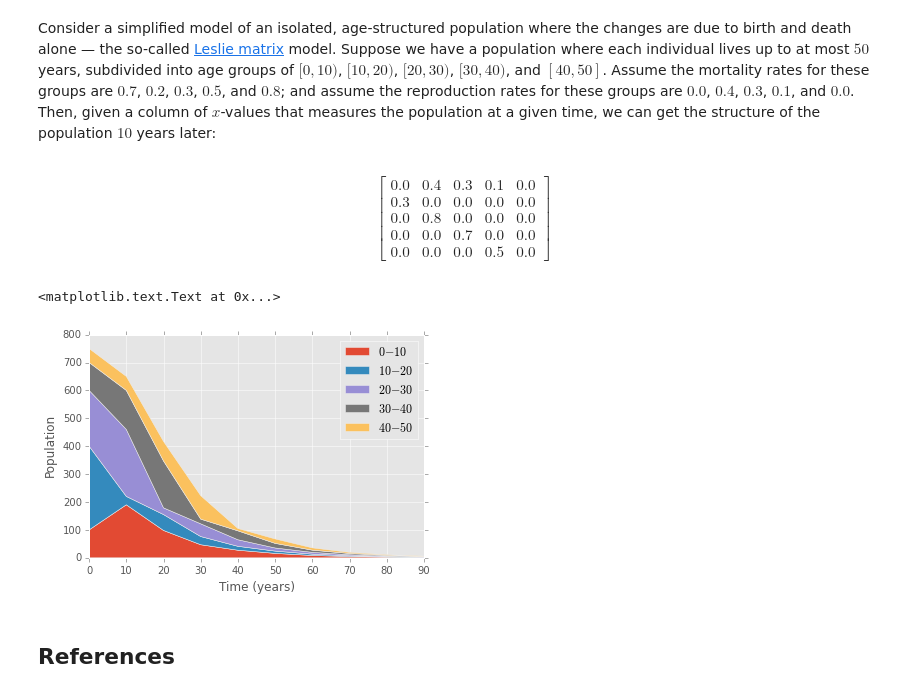
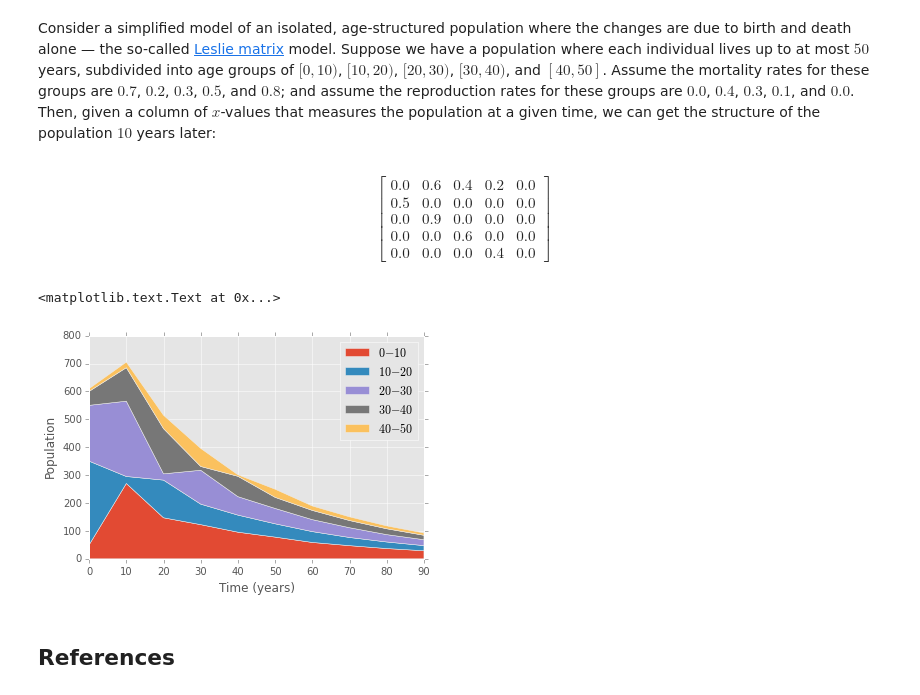
Before and after one commit to kellhus/ipy-notebooks, a Jupyter notebook: matrix-multiplication.ipynb, the cells around one changed output. Cells and saved outputs as stored; diff of their text form; code cells hidden in the pictures.

Commit message:
Change the Leslie matrix values

```diff
--- a/matrix-multiplication.ipynb
+++ b/matrix-multiplication.ipynb
@@ -180,30 +180,30 @@ These probabilities are in the `231` row. It is easy to verify that they sum to
 # %% [markdown]
 Consider a simplified model of an isolated, age-structured population where the changes are due to birth and death alone — the so-called [Leslie matrix](http://en.wikipedia.org/wiki/Leslie_matrix) model. Suppose we have a population where each individual lives up to at most $50$ years, subdivided into age groups of $[0,10)$, $[10,20)$, $[20,30)$, $[30,40)$, and $[40,50]$. Assume the mortality rates for these groups are $0.7$, $0.2$, $0.3$, $0.5$, and $0.8$; and assume the reproduction rates for these groups are $0.0$, $0.4$, $0.3$, $0.1$, and $0.0$. Then, given a column of $x$-values that measures the population at a given time, we can get the structure of the population $10$ years later:
 # %%
-LM = np.diag([1 - x for x in [0.7, 0.2, 0.3, 0.5]], -1)
-LM[0] = [0, 0.4, 0.3, 0.1, 0]
+LM = np.diag([1 - x for x in [0.5, 0.1, 0.4, 0.6]], -1)
+LM[0] = [0, 0.6, 0.4, 0.2, 0]
 display(sympy.Matrix(LM))
 # %% [output]
-$$\left[\begin{matrix}0.0 & 0.4 & 0.3 & 0.1 & 0.0\\0.3 & 0.0 & 0.0 & 0.0 & 0.0\\0.0 & 0.8 & 0.0 & 0.0 & 0.0\\0.0 & 0.0 & 0.7 & 0.0 & 0.0\\0.0 & 0.0 & 0.0 & 0.5 & 0.0\end{matrix}\right]$$
+$$\left[\begin{matrix}0.0 & 0.6 & 0.4 & 0.2 & 0.0\\0.5 & 0.0 & 0.0 & 0.0 & 0.0\\0.0 & 0.9 & 0.0 & 0.0 & 0.0\\0.0 & 0.0 & 0.6 & 0.0 & 0.0\\0.0 & 0.0 & 0.0 & 0.4 & 0.0\end{matrix}\right]$$
 # %%
-xs = np.array([100, 300, 200, 100, 50])
+xs = np.array([50, 300, 200, 50, 10])
 
 LMs = [np.linalg.matrix_power(LM, i) for i in xrange(1, 10)]
 ys = np.array([xs] + [m.dot(xs) for m in LMs])
 
 polys = plt.stackplot(np.arange(100, step=10), ys.T)
 
 # workaround to get legend showing in Matplotlib stackplot http://stackoverflow.com/a/18449695
 lines = []
 for poly in polys:
     lines.append(plt.Rectangle((0, 0), 1, 1, fc=poly.get_facecolor()[0]))
 plt.legend(lines, ['$0-10$', '$10-20$', '$20-30$', '$30-40$', '$40-50$'])
 
 plt.xlabel('Time (years)')
 plt.ylabel('Population')
 # %% [output]
 <matplotlib.text.Text at 0x...>
-[figure, old version]
+[figure, new version]
 # %% [markdown]
 ## References
 # %% [markdown]
```
